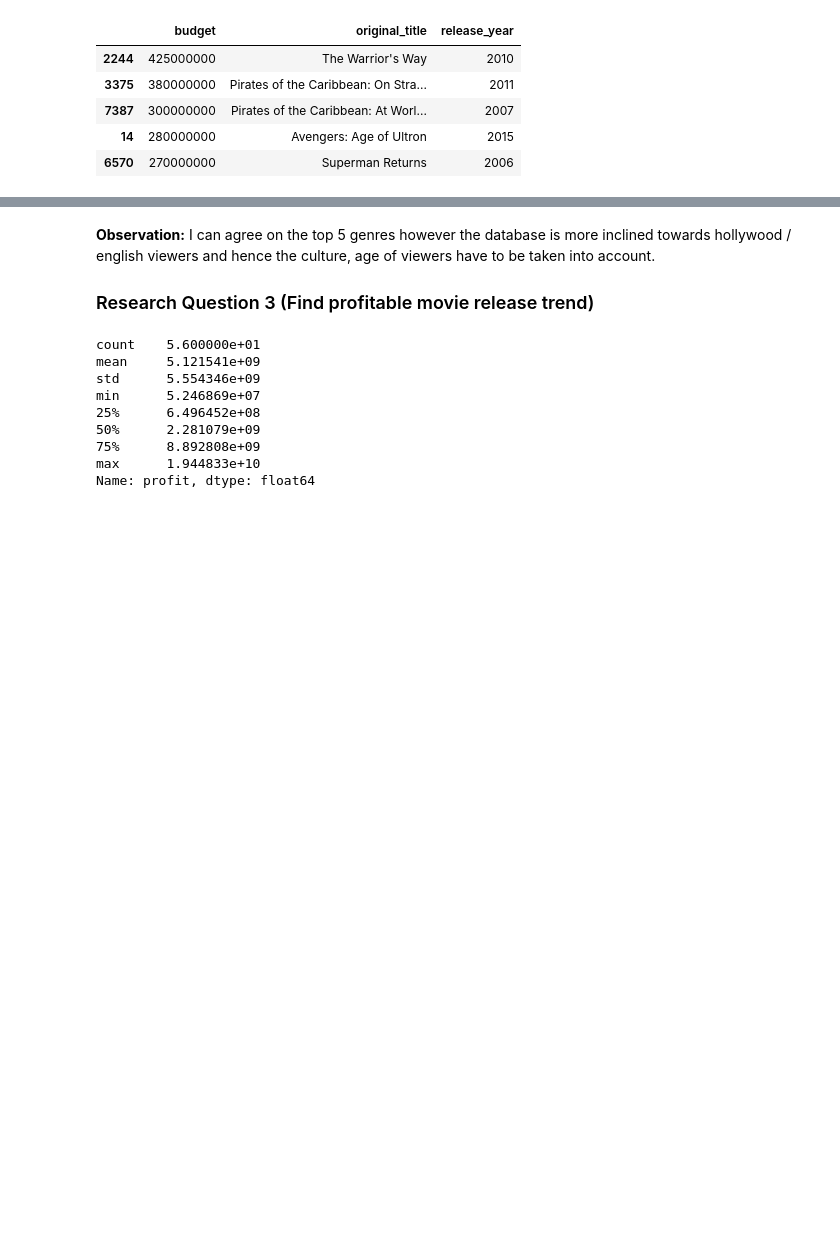
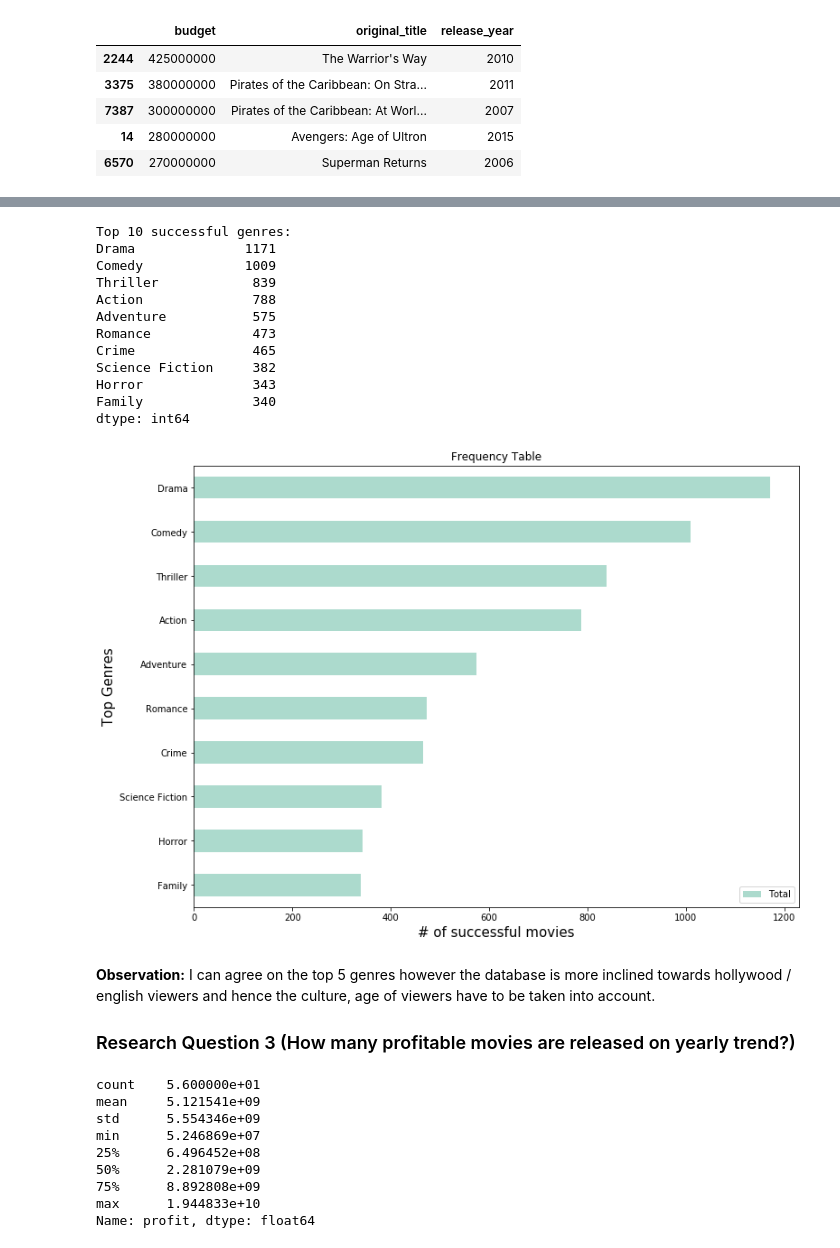
Before and after one commit to aaronbcj/udacity-MLFND, a Jupyter notebook: 3_Inferential_stats/TMDb_movie_analysis.ipynb, the cells around one changed output, grey strips where cells are left out. Cells and saved outputs as stored; diff of their text form; code cells hidden in the pictures; blank space fills up the shorter version.

```diff
--- a/3_Inferential_stats/TMDb_movie_analysis.ipynb
+++ b/3_Inferential_stats/TMDb_movie_analysis.ipynb
@@ -336,7 +363,30 @@ dtype: int64
+# %%
+#get top 10 genres from successful movies (profit > 0)
+profit_data = data_nonzero[data_nonzero['profit'] > 0]
+genres = get_series_count(profit_data, 'genres', ascend=False, topn=10)
+
+print('Top 10 successful genres:')
+print(genres)
+
+draw_Hbar(genres, 'Genres')
+# %% [output]
+Top 10 successful genres:
+Drama              1171
+Comedy             1009
+Thriller            839
+Action              788
+Adventure           575
+Romance             473
+Crime               465
+Science Fiction     382
+Horror              343
+Family              340
+dtype: int64
+[figure, added]
 # %% [markdown]
 **Observation:** I can agree on the top 5 genres however the database is more inclined towards hollywood / english viewers and hence the culture, age of viewers have to be taken into account.
 
-### Research Question 3  (Find profitable movie release trend)
+### Research Question 3  (How many profitable movies are released on yearly trend?)
 # %%
 # Find total yearly profit from all profitted movies and based on release_year
 total_yearly_profit = profit_data.groupby('release_year')['profit'].sum()
```
Also changed, not shown: parts of 22 cells of this notebook, 3 other files.
